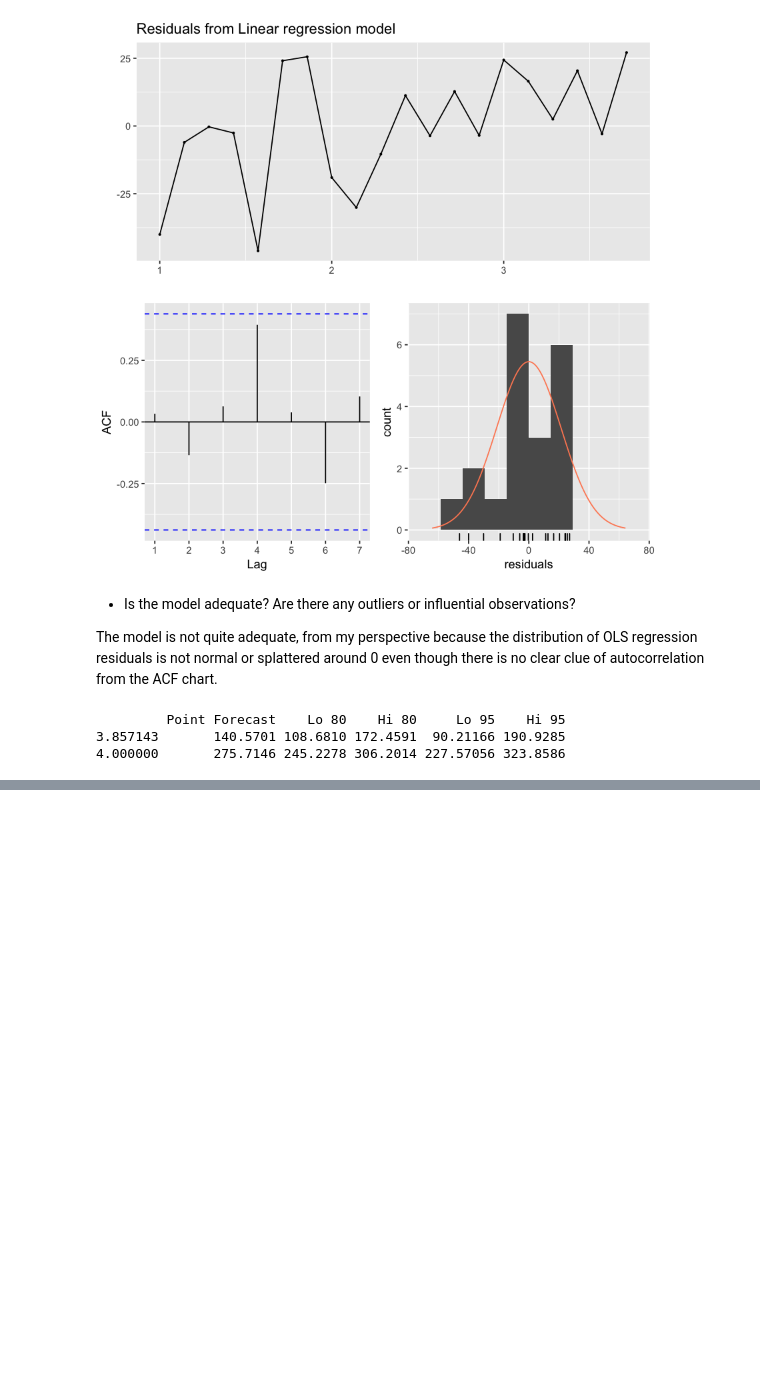
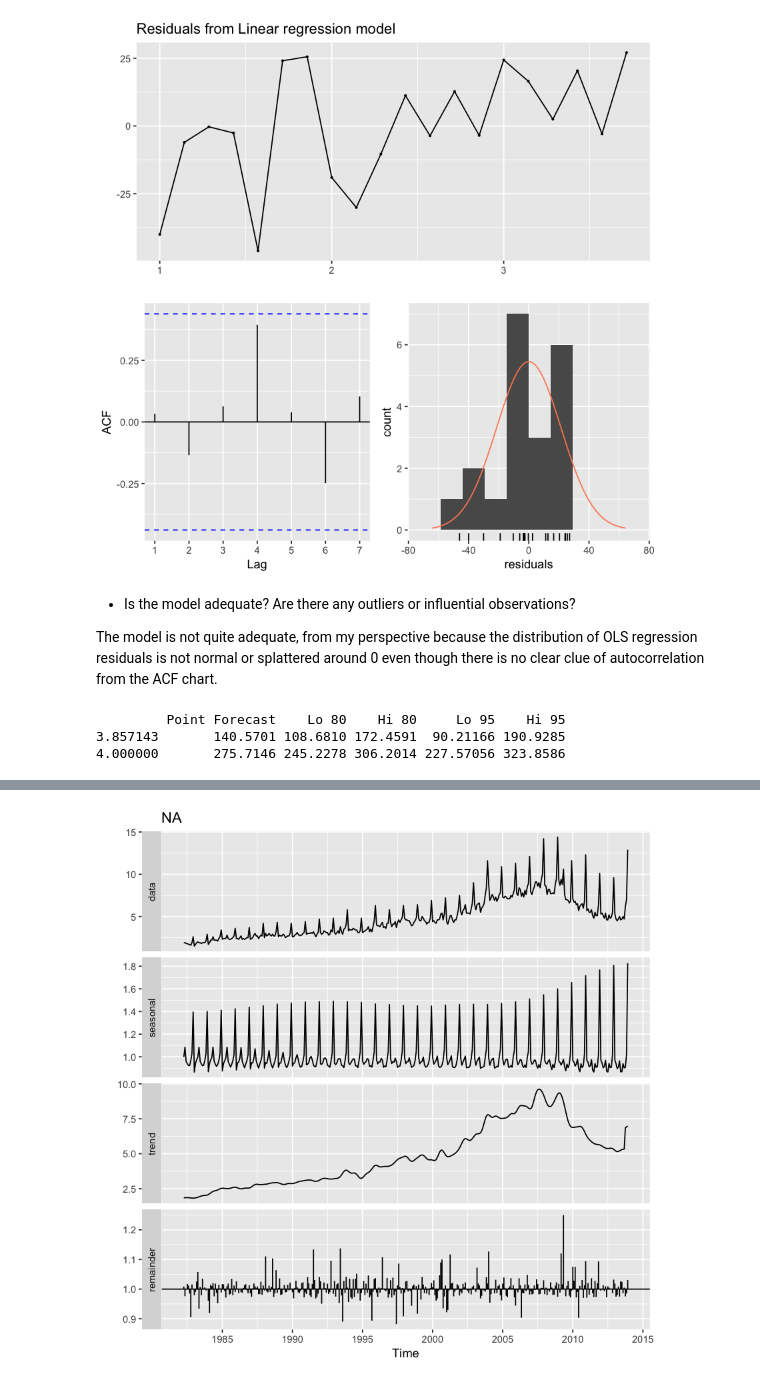
Before and after one commit to sherrytp/bc_f19_econ, a Jupyter notebook: Forecasting/ProbSet3_TIAN.ipynb, the cells around one changed output, grey strips where cells are left out. Cells and saved outputs as stored; diff of their text form; code cells hidden in the pictures; blank space fills up the shorter version.

```diff
--- a/Forecasting/ProbSet3_TIAN.ipynb
+++ b/Forecasting/ProbSet3_TIAN.ipynb
@@ -63,0 +75,6 @@ forecast(fit, newdata=data.frame(Temperature=c(15,35)))
+# %%
+library(seasonal)
+fit <- seas(myts, x11 = "") #title = "Retail Data A3349588R"
+autoplot(fit)
+# %% [output]
+[figure, added]
```
Also changed, not shown: parts of 23 cells of this notebook, 3 other files.
